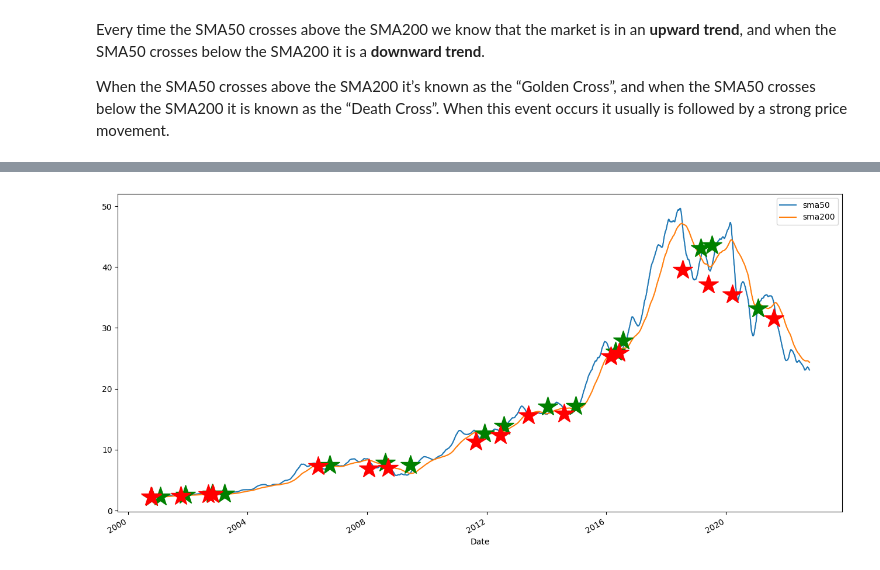
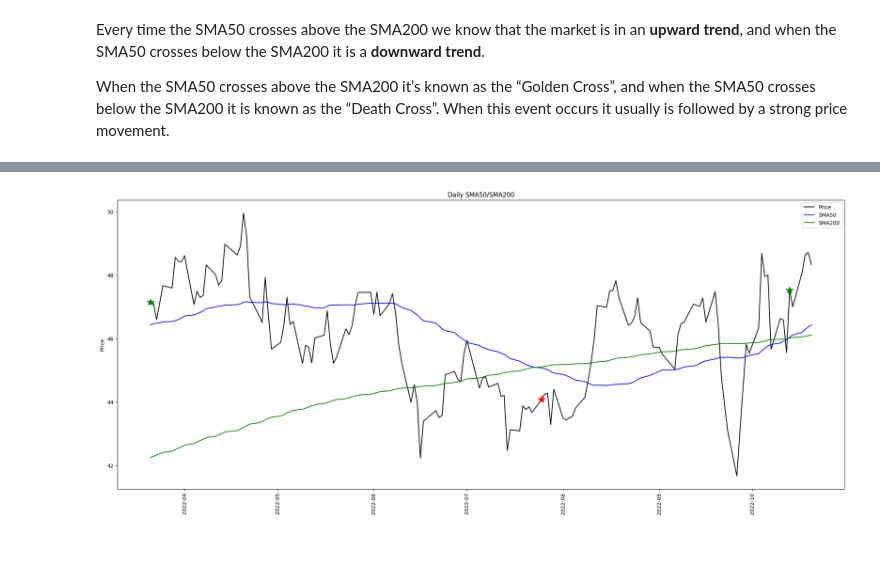
Before and after one commit to raoulbia/trading, a Jupyter notebook: sma200_v1.ipynb, the cells around one changed output, grey strips where cells are left out. Saved outputs shown, nothing was run; the diff lists cells and outputs as text; code cells hidden in the pictures.

```diff
--- a/sma200_v1.ipynb
+++ b/sma200_v1.ipynb
@@ -35,12 +35,9 @@ def moving_avg(x, n):
 # stock = yf.Ticker("VWS.CO")
 # stock = yf.Ticker("K")
 # stock = yf.Ticker("ACKB.BR") # Ackermans&van Haaren (COnstruction/Engineering)
-stock = yf.Ticker("RUI.PA") # Rubis (Gas)
+# stock = yf.Ticker("RUI.PA") # Rubis (Gas)
 
 # stock = yf.Ticker("0P0000FYPU.F")
 # stock = yf.Ticker("SSRA.SG")
-
-
-# print(stock.info)
-hist = stock.history(period="max")
-hist
+# stock = yf.Ticker("GSK.L")
+stock = yf.Ticker("ACGL")
@@ -61,0 +75,3 @@ hist
+# %%
+hist = pd.DataFrame(hist)
+hist.head()
@@ -68,4 +96,6 @@ print(max(hist.reset_index().Date))
 # %%
 end_date = max(hist.reset_index().Date)
 start_date = end_date - pd.Timedelta(days=500)
-start_date = min(hist.reset_index().Date)
+# start_date = min(hist.reset_index().Date)
+print(start_date)
+print(end_date)
@@ -94,8 +120,10 @@ hist2
 # %%
-tmp = pd.DataFrame(hist2)
-df = tmp['Close'].to_frame()
+# tmp = pd.DataFrame(hist2)
+# df = tmp['Close'].to_frame()
+
+df = hist2.copy()
 df['sma50'] = df['Close'].rolling(50, min_periods=50).mean()
 df['sma200'] = df['Close'].rolling(200, min_periods=200).mean()
 df.dropna(inplace=True)
-df
+df.head()
 # %% [output]
@@ -203,21 +187,33 @@ sellsignals
 # %%
 # plotting Close price and simple
 # moving average of 30 days using .plot() method
 # reliance[['Close', SMA50', 'SMA200']].plot(label='RELIANCE', figsize=(16, 8))
-df[['sma50', 'sma200']].plot(label='RELIANCE', figsize=(16, 8))
+# df[['sma50', 'sma200']].plot(label='', figsize=(16, 8))
+
+plt.figure(figsize=(25,10))
+plt.plot(df["Close"], color="black", label="Price")
+plt.plot(df["sma50"], color="blue", label="SMA50")
+plt.plot(df["sma200"], color="green", label="SMA200")
+plt.ylabel("Price")
+plt.xticks(rotation=90)
+plt.title("Daily SMA50/SMA200")
+plt.legend()
+
 for idx in buysignals.index.tolist():
   plt.plot(
       idx,
       df.loc[idx]["Close"],
       "g*",
-      markersize=25
+      markersize=15
   )
 for idx in sellsignals.index.tolist():
   plt.plot(
       idx,
       df.loc[idx]["Close"],
       "r*",
-      markersize=25
+      markersize=15
   )
+
+plt.show()
 # %% [output]
-[figure, old version]
+[figure, new version]
```
Also changed, not shown: parts of 15 cells of this notebook, 1 other file.
